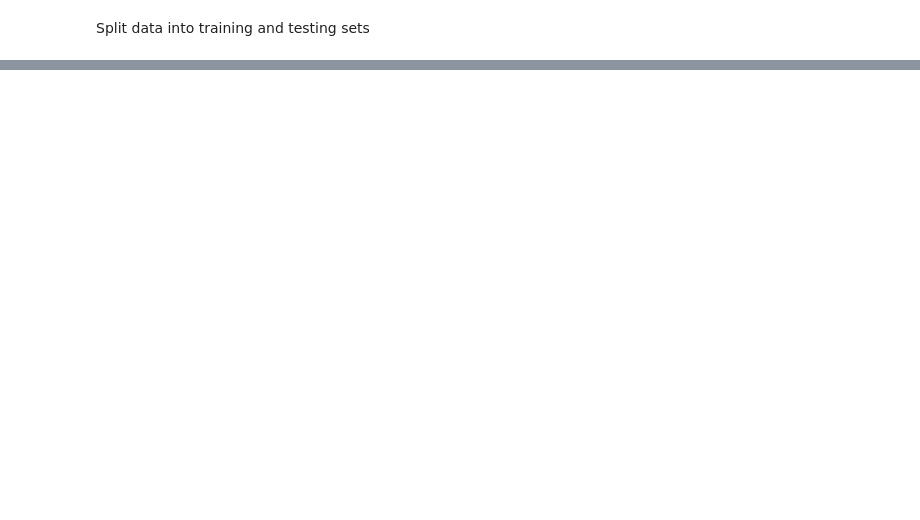
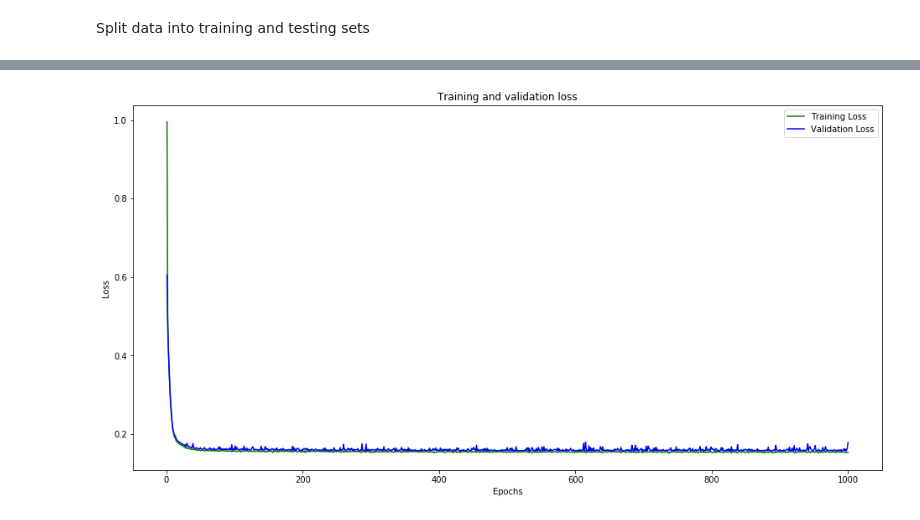
Before and after one commit to infrapale/3D_AI_Monitor, a Jupyter notebook: Copy_of_TF_sine_test.ipynb, the cells around one changed output, grey strips where cells are left out. Cells and saved outputs as stored; diff of their text form; code cells hidden in the pictures; blank space fills up the shorter version.

```diff
--- a/Copy_of_TF_sine_test.ipynb
+++ b/Copy_of_TF_sine_test.ipynb
@@ -49,0 +137,2 @@ x_train, x_validate, x_test = np.split(x_values, [])
+# %%
+history_1 = model_1.fit(x_train, y_train, epochs=1000, batch_size=16,validation_data=(x_validate,y_validate))
@@ -49,0 +157,14 @@ x_train, x_validate, x_test = np.split(x_values, [])
+# %%
+loss = history_1.history['loss']
+val_loss = history_1.history['val_loss']
+epochs = range(1, len(loss)+1)
+fig= plt.figure(figsize=(16,8))
+plt.plot(epochs,loss,'g',label='Training Loss')
+plt.plot(epochs,val_loss,'b',label='Validation Loss')
+plt.title('Training and validation loss')
+plt.xlabel('Epochs')
+plt.ylabel('Loss')
+plt.legend()
+plt.show()
+# %% [output]
+[figure, added]
```
Also changed, not shown: parts of 24 cells of this notebook.
